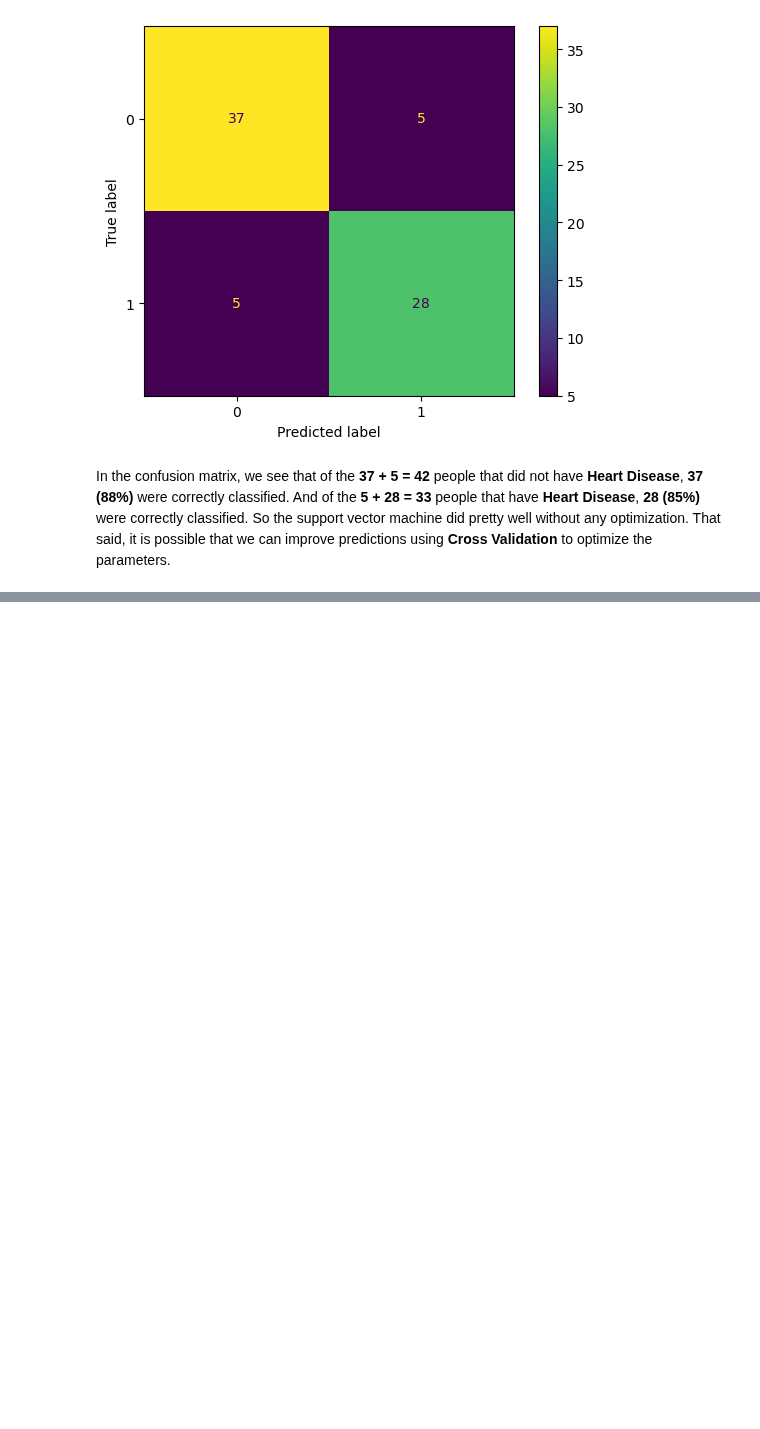
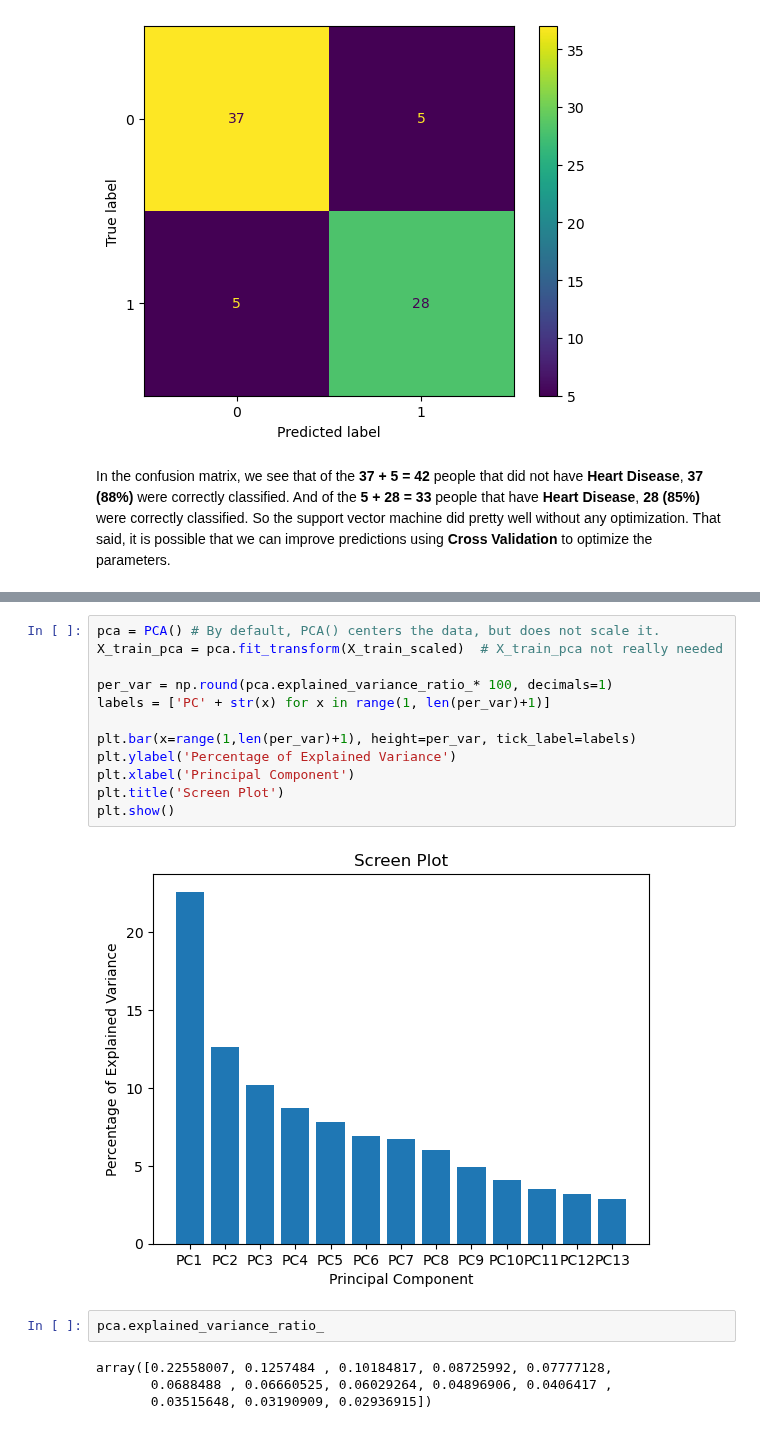
Before and after one commit to fcamadi/masterMLpython, a Jupyter notebook: Coursera_SVM_project/CourseraSVMproject.ipynb, the cells around one changed output, grey strips where cells are left out. Drawn from its saved outputs; the diff is of its cells as text; blank space fills up the shorter version.

```diff
--- a/Coursera_SVM_project/CourseraSVMproject.ipynb
+++ b/Coursera_SVM_project/CourseraSVMproject.ipynb
@@ -474,0 +556,20 @@ That said, it is possible that we can improve predictions using **Cross Validati
+# %%
+pca = PCA() # By default, PCA() centers the data, but does not scale it.
+X_train_pca = pca.fit_transform(X_train_scaled)  # X_train_pca not really needed
+
+per_var = np.round(pca.explained_variance_ratio_* 100, decimals=1)
+labels = ['PC' + str(x) for x in range(1, len(per_var)+1)]
+
+plt.bar(x=range(1,len(per_var)+1), height=per_var, tick_label=labels)
+plt.ylabel('Percentage of Explained Variance')
+plt.xlabel('Principal Component')
+plt.title('Screen Plot')
+plt.show()
+# %% [output]
+[figure, added]
+# %%
+pca.explained_variance_ratio_
+# %% [output]
+array([0.22558007, 0.1257484 , 0.10184817, 0.08725992, 0.07777128,
+       0.0688488 , 0.06660525, 0.06029264, 0.04896906, 0.0406417 ,
+       0.03515648, 0.03190909, 0.02936915])
```
Also changed, not shown: parts of 24 cells of this notebook.
